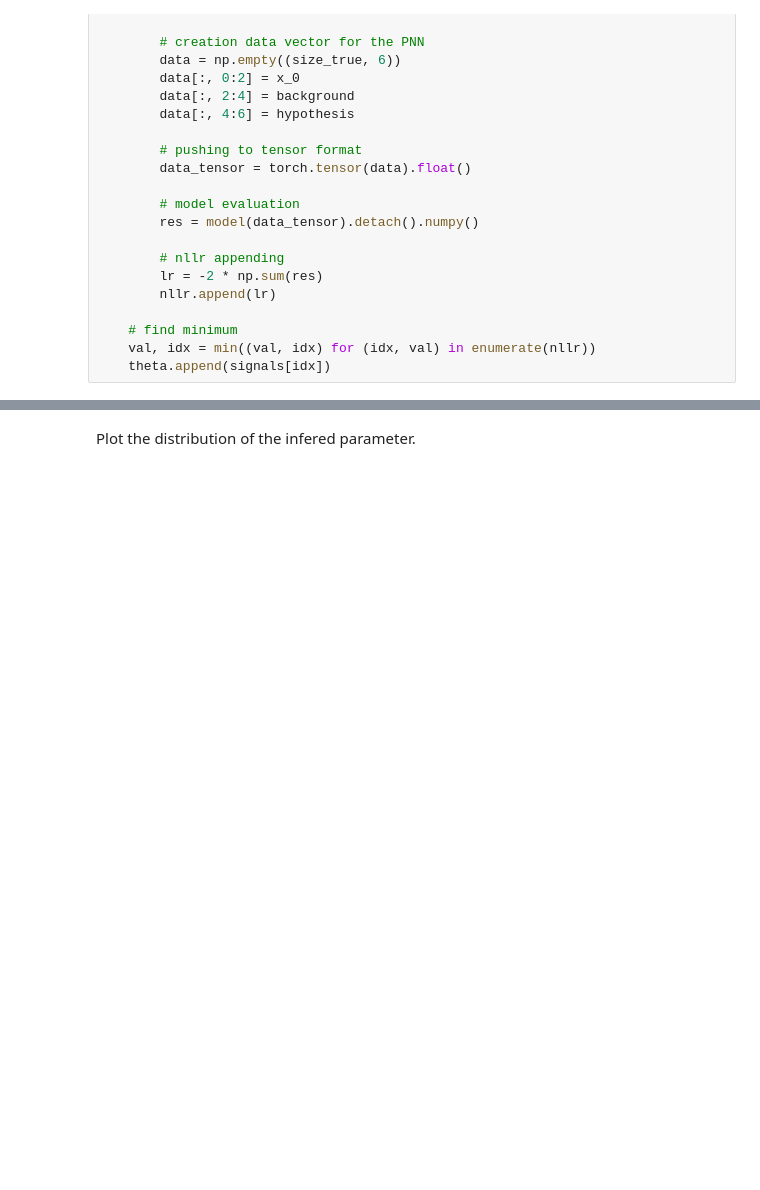
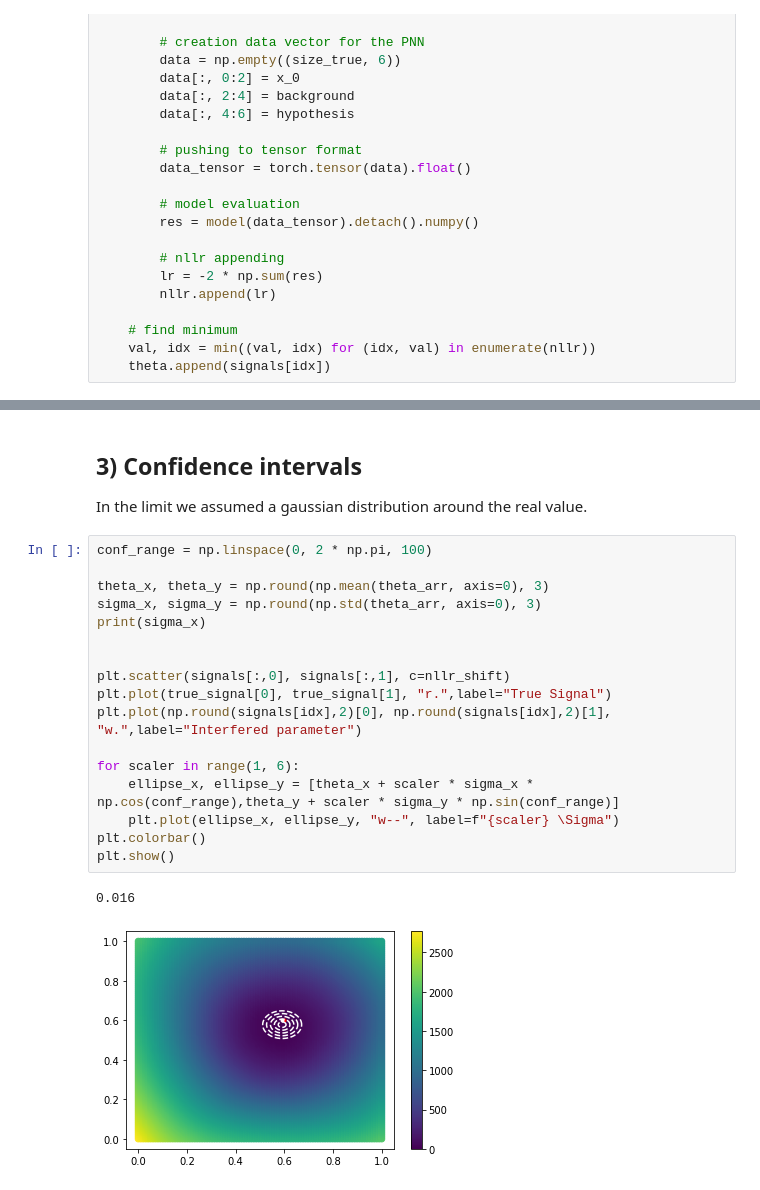
Before and after one commit to leonrenn/datascience_seminar, a Jupyter notebook: ParameterizedNeuralNetwork/2D/parameter_inference_2d.ipynb, the cells around one changed output, grey strips where cells are left out. Cells and saved outputs as stored; diff of their text form; blank space fills up the shorter version.

```diff
--- a/ParameterizedNeuralNetwork/2D/parameter_inference_2d.ipynb
+++ b/ParameterizedNeuralNetwork/2D/parameter_inference_2d.ipynb
@@ -169,2 +169,23 @@ The estimated location in the 5 sigma limit is [0.598 0.567] +- [0.066 0.063]
-# %% [markdown]
-Plot the distribution of the infered parameter.
+# %% [markdown]
+## 3) Confidence intervals
+In the limit we assumed a gaussian distribution around the real value.
+# %%
+conf_range = np.linspace(0, 2 * np.pi, 100)
+
+theta_x, theta_y = np.round(np.mean(theta_arr, axis=0), 3)
+sigma_x, sigma_y = np.round(np.std(theta_arr, axis=0), 3)
+print(sigma_x)
+
+
+plt.scatter(signals[:,0], signals[:,1], c=nllr_shift)
+plt.plot(true_signal[0], true_signal[1], "r.",label="True Signal")
+plt.plot(np.round(signals[idx],2)[0], np.round(signals[idx],2)[1], "w.",label="Interfered parameter")
+
+for scaler in range(1, 6):
+    ellipse_x, ellipse_y = [theta_x + scaler * sigma_x * np.cos(conf_range),theta_y + scaler * sigma_y * np.sin(conf_range)]
+    plt.plot(ellipse_x, ellipse_y, "w--", label=f"{scaler} \Sigma")
+plt.colorbar()
+plt.show()
+# %% [output]
+0.016
+[figure, added]
```
Also changed, not shown: parts of 3 cells of this notebook, 6 other files.
